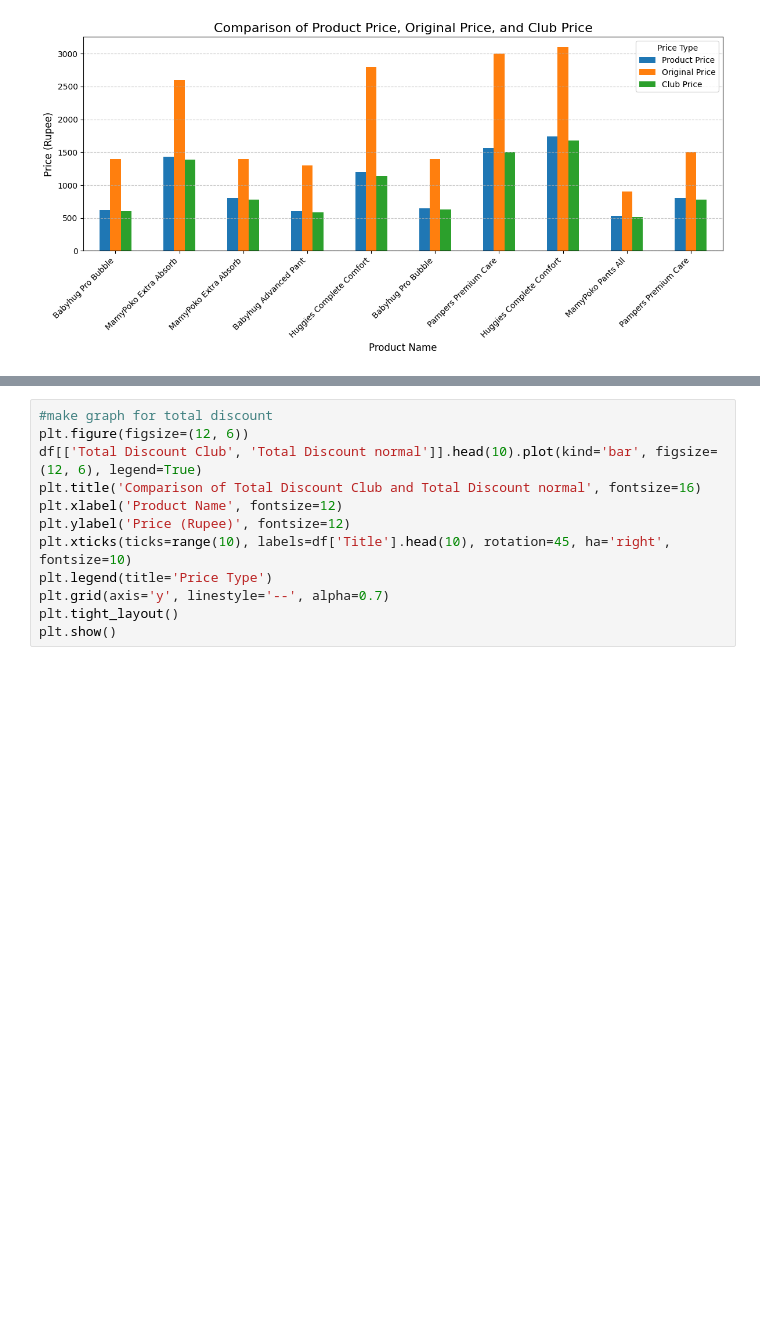
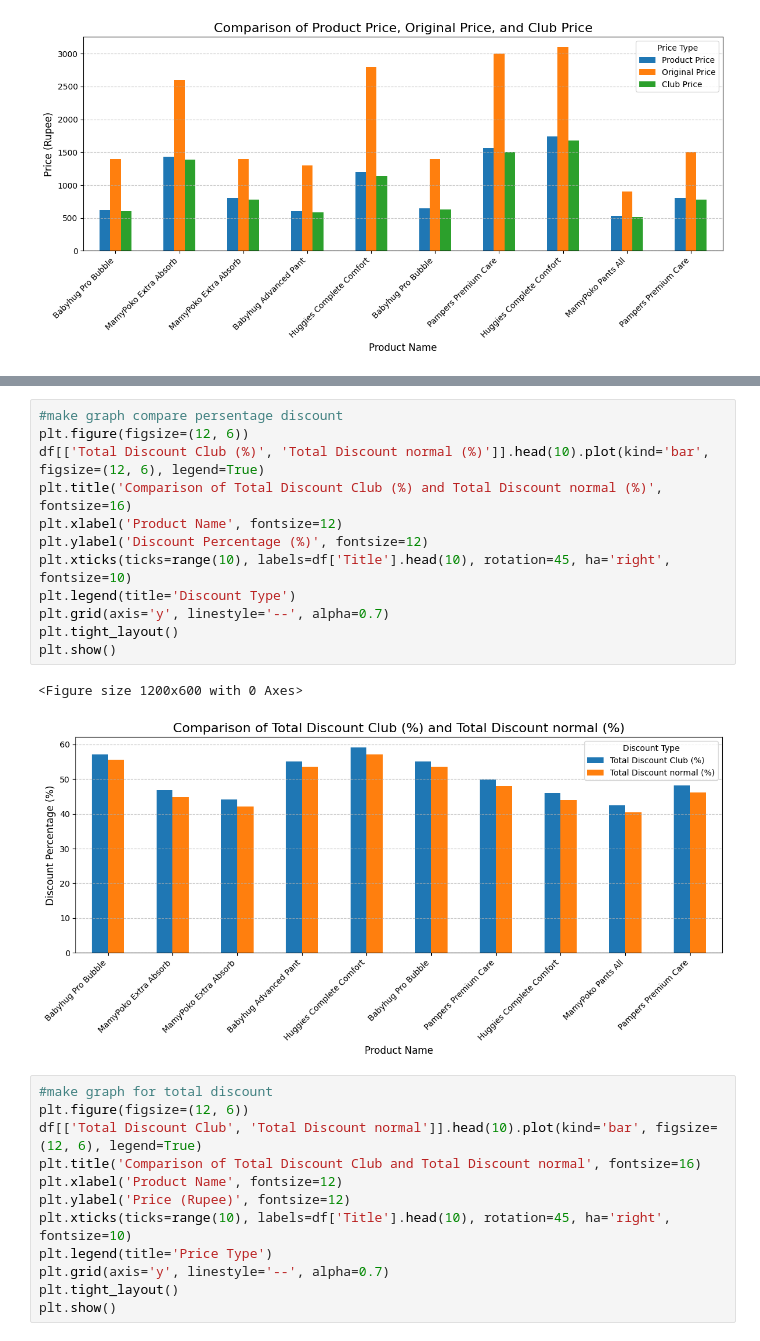
Before and after one commit to rjrizani/marketplace_-Competitive, a Jupyter notebook: EDA.ipynb, the cells around one changed output, grey strips where cells are left out. Cells and saved outputs as stored; diff of their text form; blank space fills up the shorter version.

Commit message:
graph compare persentage discount

```diff
--- a/EDA.ipynb
+++ b/EDA.ipynb
@@ -190,6 +190,21 @@ df.head(10)
 | 7 | Huggies Complete Comfort | 1737.61 | 3099 | 1675.63 | https://www.firstcry.com/baby-dia... | 1423.37 | ... |
 | 8 | MamyPoko Pants All | 535.08 | 899 | 517.10 | https://www.firstcry.com/baby-dia... | 381.90 | ... |
 | 9 | Pampers Premium Care | 806.61 | 1499 | 776.63 | https://www.firstcry.com/baby-dia... | 722.37 | ... |
+# %%
+#make graph compare persentage discount
+plt.figure(figsize=(12, 6))
+df[['Total Discount Club (%)', 'Total Discount normal (%)']].head(10).plot(kind='bar', figsize=(12, 6), legend=True)
+plt.title('Comparison of Total Discount Club (%) and Total Discount normal (%)', fontsize=16)
+plt.xlabel('Product Name', fontsize=12)
+plt.ylabel('Discount Percentage (%)', fontsize=12)
+plt.xticks(ticks=range(10), labels=df['Title'].head(10), rotation=45, ha='right', fontsize=10)
+plt.legend(title='Discount Type')
+plt.grid(axis='y', linestyle='--', alpha=0.7)
+plt.tight_layout()
+plt.show()
+# %% [output]
+<Figure size 1200x600 with 0 Axes>
+[figure, added]
 # %%
 #make graph for total discount
 plt.figure(figsize=(12, 6))
```
Also changed, not shown: parts of 17 cells of this notebook.
